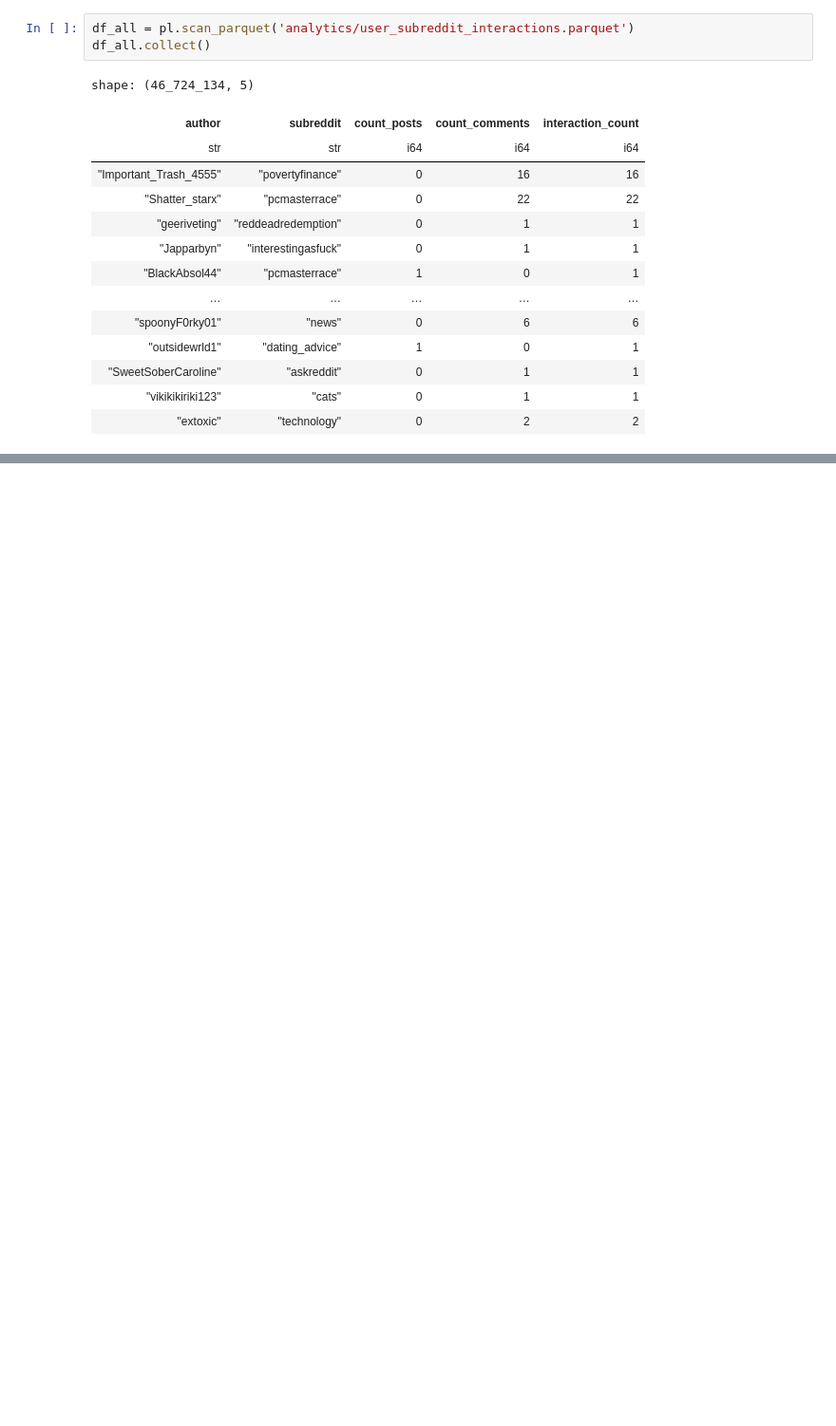
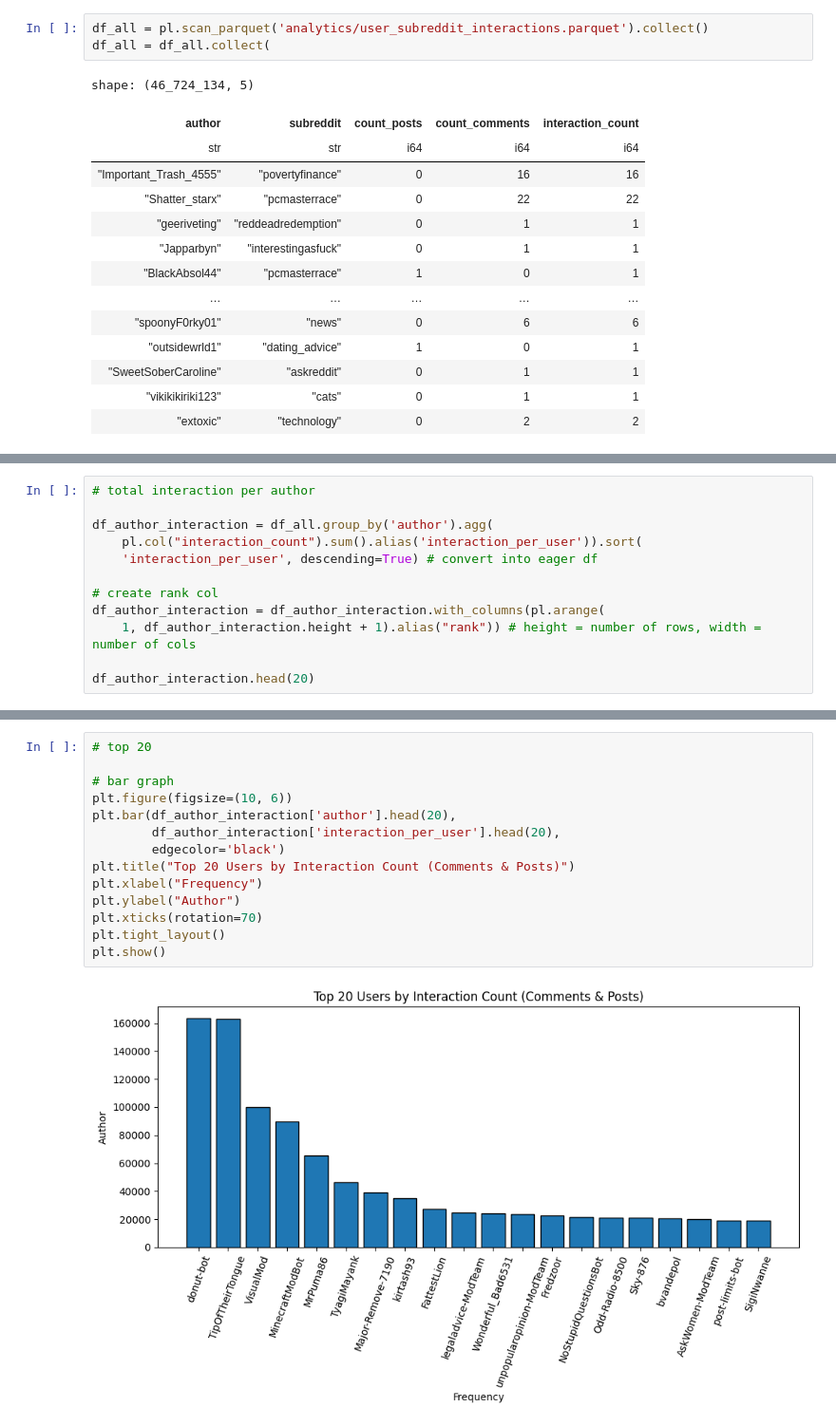
Before and after one commit to Donyl-Alcantara/Accesslab_MiniProject_Alcantara-Vocal, a Jupyter notebook: 04 Network Topology.ipynb, the cells around one changed output, grey strips where cells are left out. Shown at 95% size. Drawn from its saved outputs; the diff is of its cells as text; blank space fills up the shorter version.

```diff
--- a/04 Network Topology.ipynb
+++ b/04 Network Topology.ipynb
@@ -18,6 +36,6 @@ import gdown
 # %%
-df_all = pl.scan_parquet('analytics/user_subreddit_interactions.parquet')
-df_all.collect()
+df_all = pl.scan_parquet('analytics/user_subreddit_interactions.parquet').collect()
+df_all = df_all.collect(
 # %% [output]
 shape: (46_724_134, 5)
 | author | subreddit | count_posts | count_comments | interaction_count |
@@ -35,0 +66,12 @@ shape: (46_724_134, 5)
+# %%
+# total interaction per author
+
+df_author_interaction = df_all.group_by('author').agg(
+    pl.col("interaction_count").sum().alias('interaction_per_user')).sort(
+    'interaction_per_user', descending=True) # convert into eager df
+
+# create rank col
+df_author_interaction = df_author_interaction.with_columns(pl.arange(
+    1, df_author_interaction.height + 1).alias("rank")) # height = number of rows, width = number of cols
+
+df_author_interaction.head(20)
@@ -35,0 +93,16 @@ shape: (46_724_134, 5)
+# %%
+# top 20
+
+# bar graph
+plt.figure(figsize=(10, 6))
+plt.bar(df_author_interaction['author'].head(20),
+        df_author_interaction['interaction_per_user'].head(20),
+        edgecolor='black')
+plt.title("Top 20 Users by Interaction Count (Comments & Posts)")
+plt.xlabel("Frequency")
+plt.ylabel("Author")
+plt.xticks(rotation=70)
+plt.tight_layout()
+plt.show()
+# %% [output]
+[figure, added]
```
Also changed, not shown: parts of 31 cells of this notebook, 2 other files.
